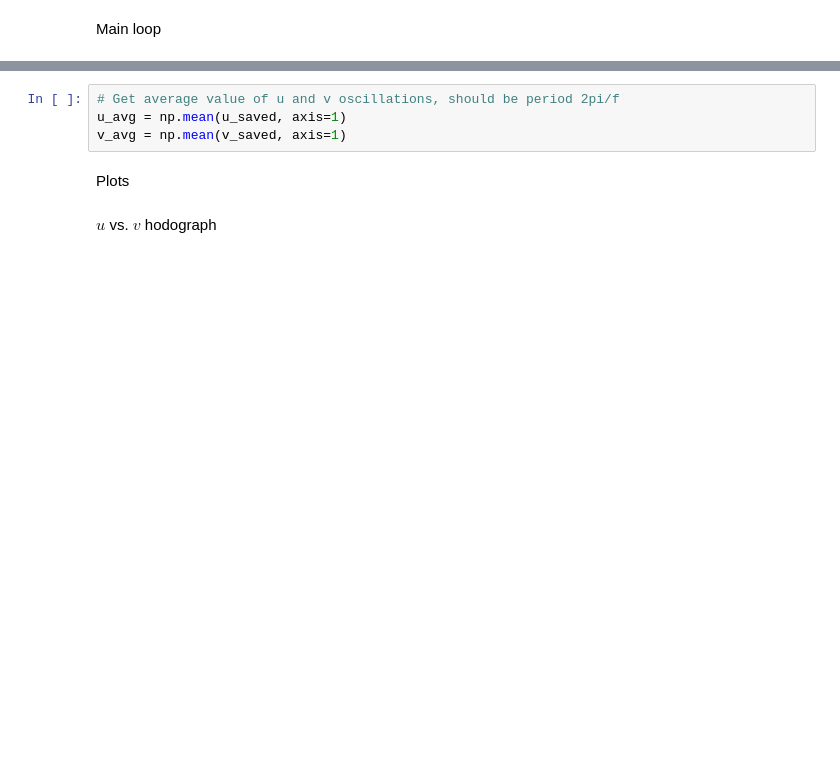
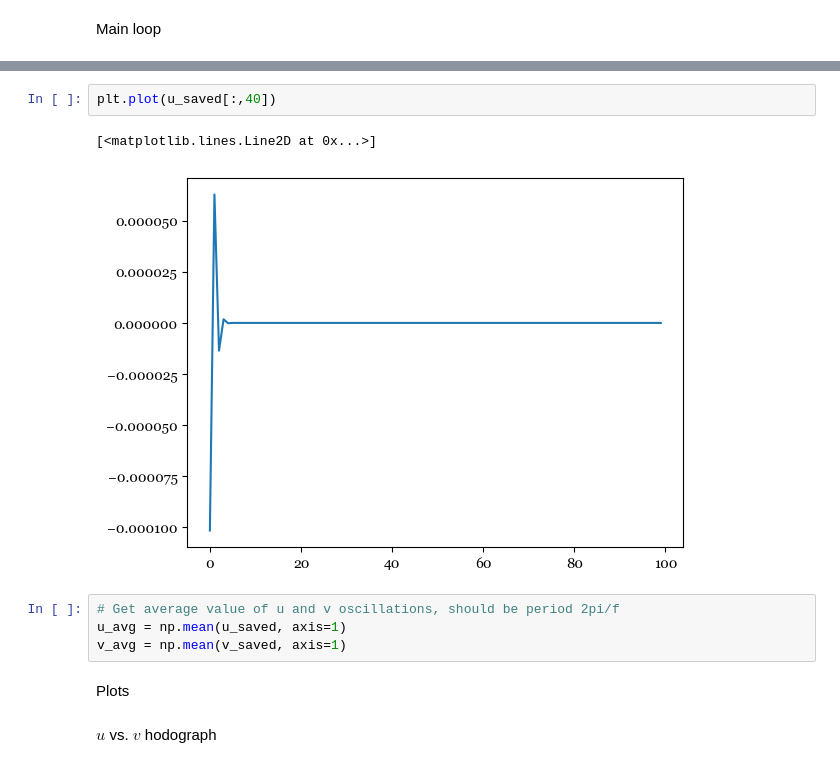
Before and after one commit to sierrastevnson/EkmanModel, a Jupyter notebook: ekmanmodel-restructured-grid.ipynb, the cells around one changed output, grey strips where cells are left out. Saved outputs shown, nothing was run; the diff lists cells and outputs as text; blank space fills up the shorter version.

```diff
--- a/ekmanmodel-restructured-grid.ipynb
+++ b/ekmanmodel-restructured-grid.ipynb
@@ -143,3 +155,8 @@ KeyboardInterrupt:
+# %%
+plt.plot(u_saved[:,40])
+# %% [output]
+[<matplotlib.lines.Line2D at 0x...>]
+[figure, added]
 # %%
 # Get average value of u and v oscillations, should be period 2pi/f
 u_avg = np.mean(u_saved, axis=1)
```
Also changed, not shown: parts of 7 cells of this notebook.
